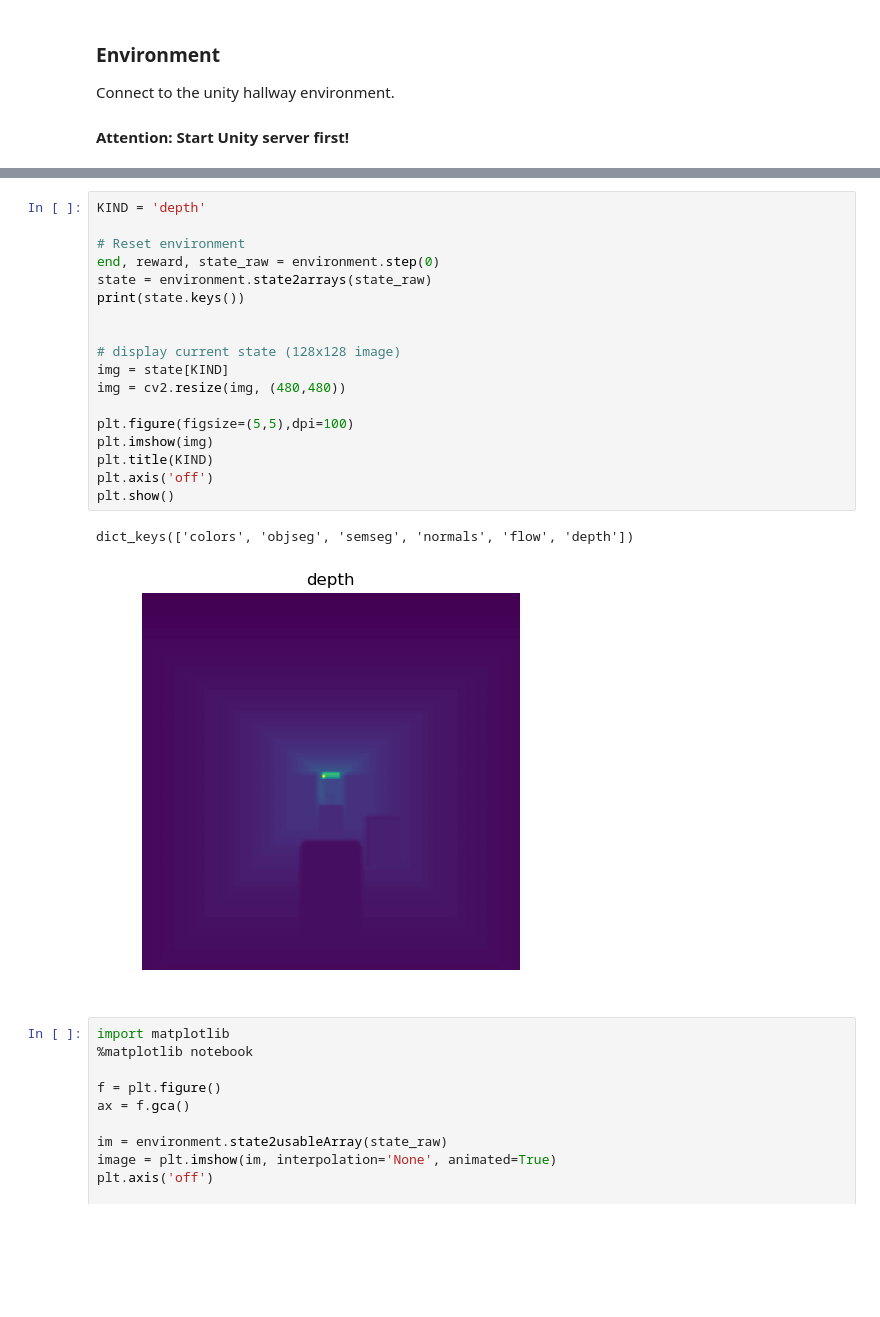
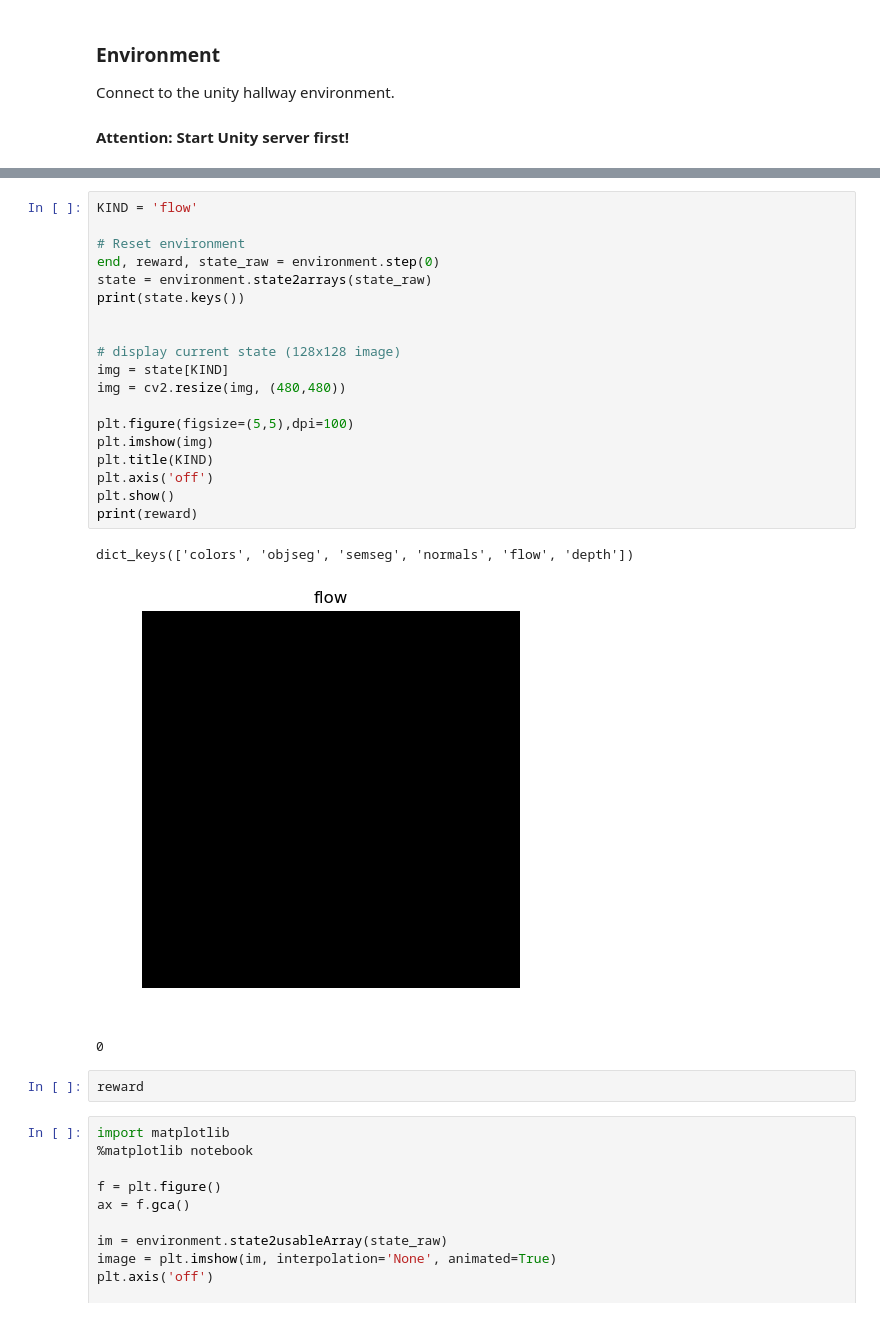
Before and after one commit to neuralcodinglab/RL-mobility, a Jupyter notebook: Python/Demo/demoUsage.ipynb, the cells around one changed output, grey strips where cells are left out. Saved outputs shown, nothing was run; the diff lists cells and outputs as text; blank space fills up the shorter version.

```diff
--- a/Python/Demo/demoUsage.ipynb
+++ b/Python/Demo/demoUsage.ipynb
@@ -54,24 +74,28 @@ dict_keys(['colors', 'objseg', 'semseg', 'normals', 'flow', 'depth'])
 # %%
-KIND = 'depth'
+KIND = 'flow'
 
 # Reset environment
 end, reward, state_raw = environment.step(0)
 state = environment.state2arrays(state_raw)
 print(state.keys())
 
 
 # display current state (128x128 image)
 img = state[KIND]
 img = cv2.resize(img, (480,480))
 
 plt.figure(figsize=(5,5),dpi=100)
 plt.imshow(img)
 plt.title(KIND)
 plt.axis('off')
 plt.show()
+print(reward)
 # %% [output]
 dict_keys(['colors', 'objseg', 'semseg', 'normals', 'flow', 'depth'])
-[figure, old version]
+[figure, new version]
+0
+# %%
+reward
 # %%
 import matplotlib
 %matplotlib notebook
```
Also changed, not shown: parts of 3 cells of this notebook, 32 other files.
